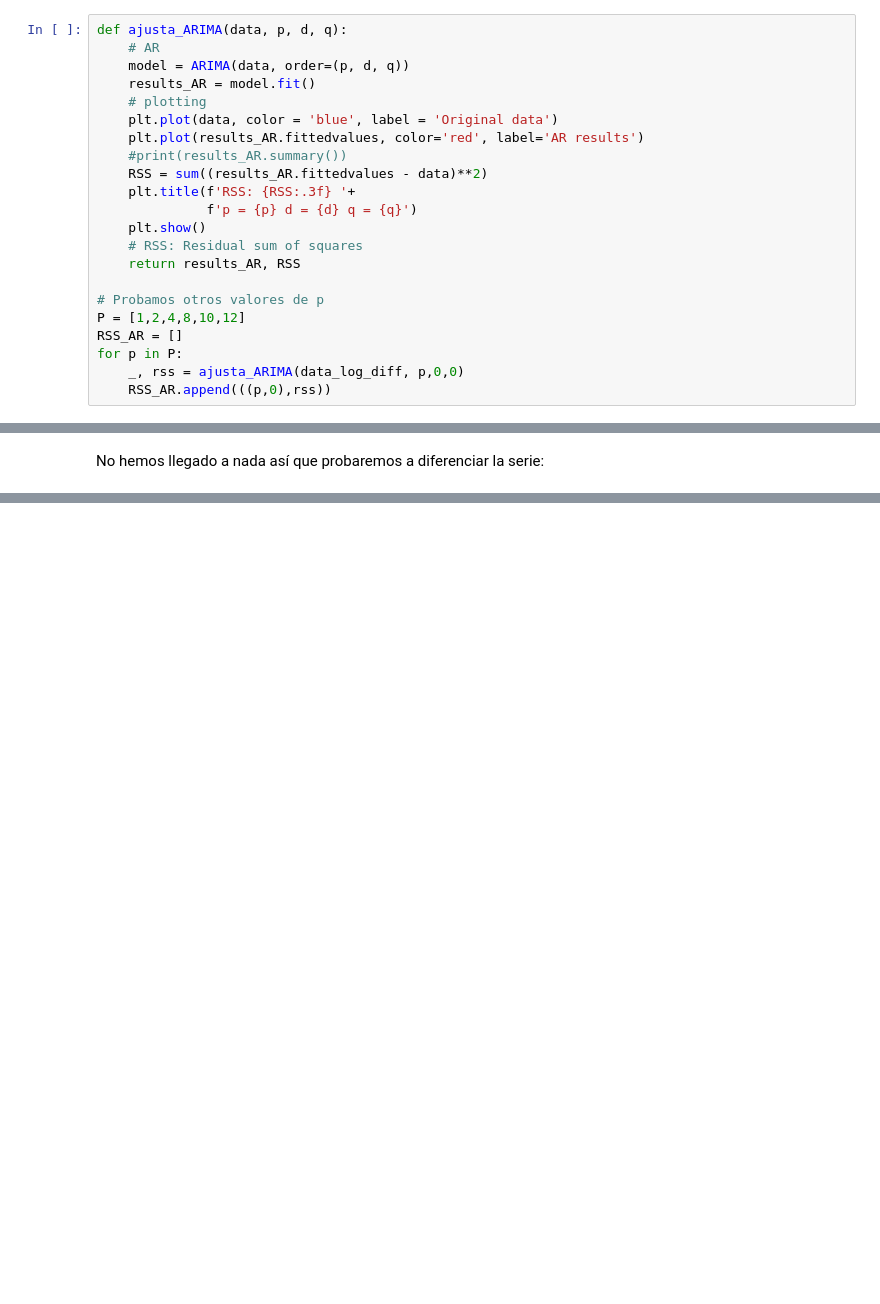
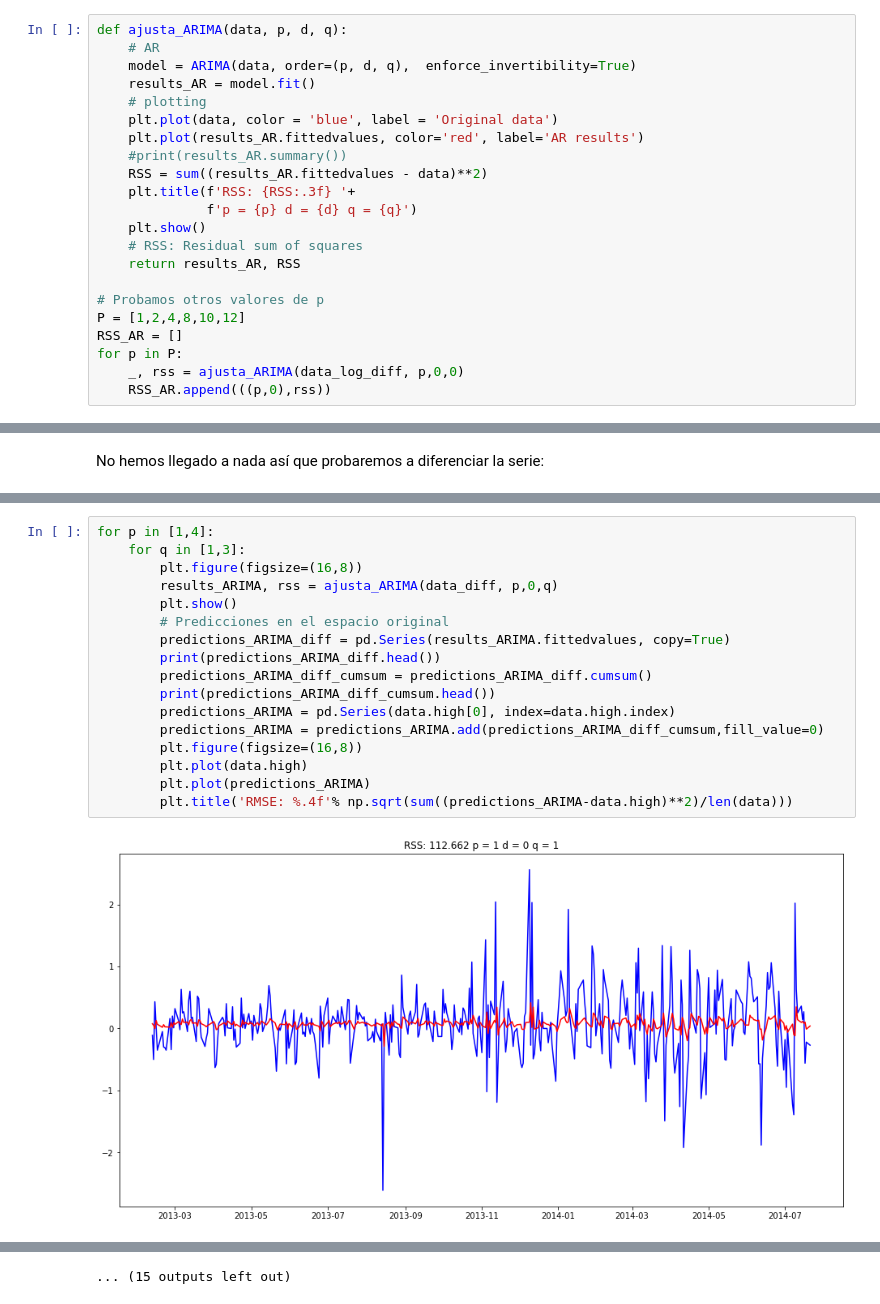
Before and after one commit to IkerVillegas/PIT, a Jupyter notebook: Practica_1/PR1_PIT.ipynb, the cells around one changed output, grey strips where cells are left out. Cells and saved outputs as stored; diff of their text form; blank space fills up the shorter version.

```diff
--- a/Practica_1/PR1_PIT.ipynb
+++ b/Practica_1/PR1_PIT.ipynb
@@ -477,7 +477,7 @@ Los resultados obtenidos han sido los siguientes:
 # %%
 def ajusta_ARIMA(data, p, d, q):
     # AR
-    model = ARIMA(data, order=(p, d, q))
+    model = ARIMA(data, order=(p, d, q),  enforce_invertibility=True)
     results_AR = model.fit()
     # plotting
     plt.plot(data, color = 'blue', label = 'Original data')
@@ -836,0 +881,19 @@ dtype: float64
+# %%
+for p in [1,4]:
+    for q in [1,3]:
+        plt.figure(figsize=(16,8))
+        results_ARIMA, rss = ajusta_ARIMA(data_diff, p,0,q)
+        plt.show()
+        # Predicciones en el espacio original
+        predictions_ARIMA_diff = pd.Series(results_ARIMA.fittedvalues, copy=True)
+        print(predictions_ARIMA_diff.head())
+        predictions_ARIMA_diff_cumsum = predictions_ARIMA_diff.cumsum()
+        print(predictions_ARIMA_diff_cumsum.head())
+        predictions_ARIMA = pd.Series(data.high[0], index=data.high.index)
+        predictions_ARIMA = predictions_ARIMA.add(predictions_ARIMA_diff_cumsum,fill_value=0)
+        plt.figure(figsize=(16,8))
+        plt.plot(data.high)
+        plt.plot(predictions_ARIMA)
+        plt.title('RMSE: %.4f'% np.sqrt(sum((predictions_ARIMA-data.high)**2)/len(data)))
+# %% [output]
+[figure, added]
@@ -836,0 +963 @@ dtype: float64
+... (15 outputs left out)
```
Also changed, not shown: parts of 10 cells of this notebook.
